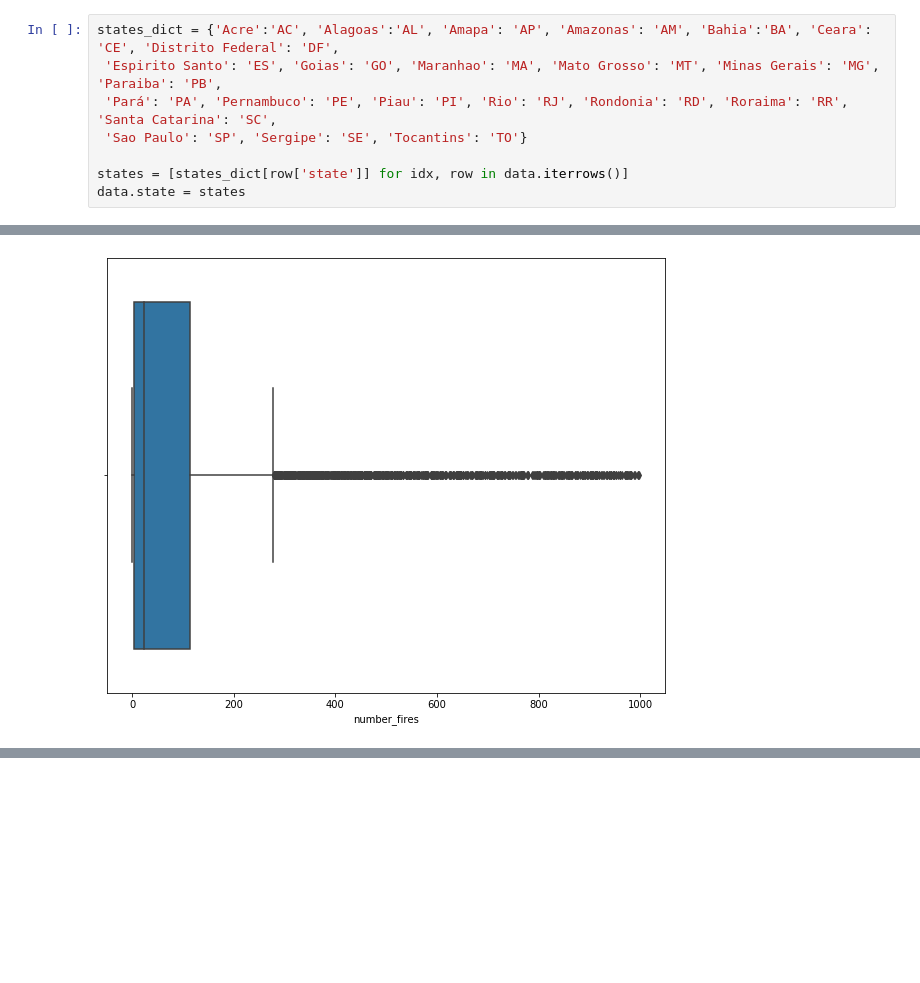
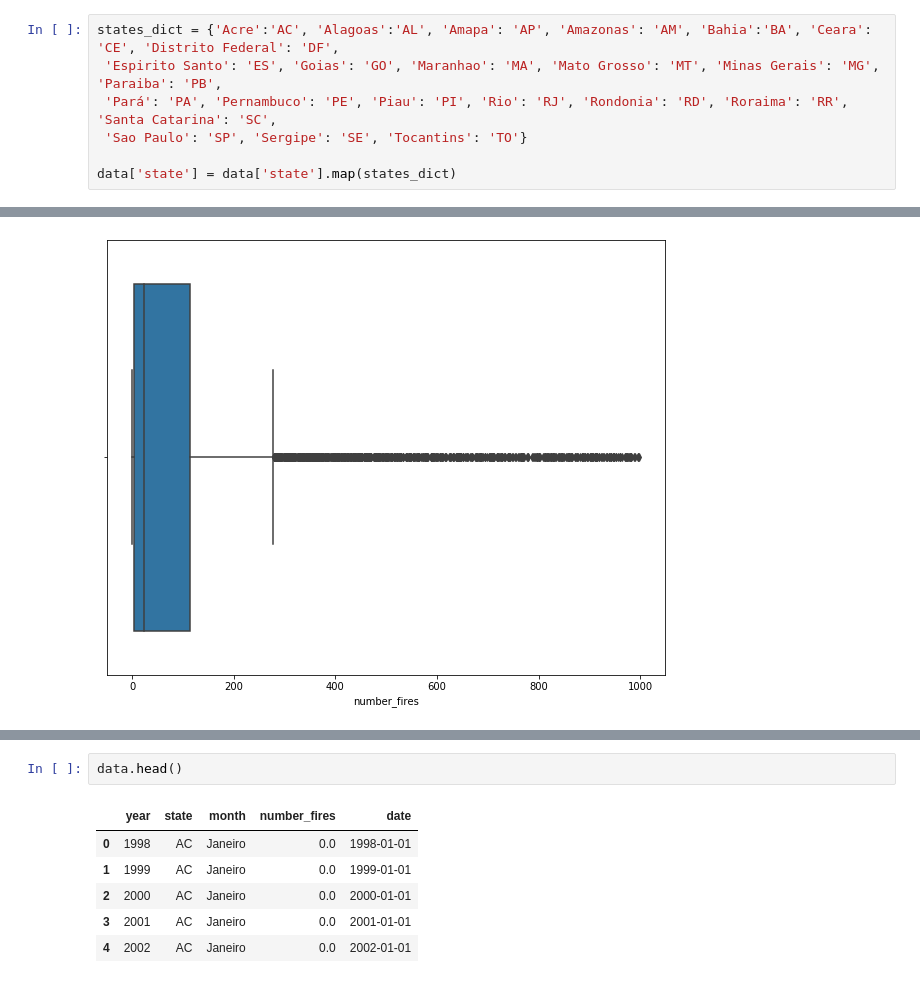
Before and after one commit to HenzoVz/analysis-amazon-fires, a Jupyter notebook: Analysis Amazon Fires.ipynb, the cells around one changed output, grey strips where cells are left out. Cells and saved outputs as stored; diff of their text form; blank space fills up the shorter version.

```diff
--- a/Analysis Amazon Fires.ipynb
+++ b/Analysis Amazon Fires.ipynb
@@ -24,8 +25,7 @@ states_dict = {'Acre':'AC', 'Alagoas':'AL', 'Amapa': 'AP', 'Amazonas': 'AM', 'Ba
  'Pará': 'PA', 'Pernambuco': 'PE', 'Piau': 'PI', 'Rio': 'RJ', 'Rondonia': 'RD', 'Roraima': 'RR', 'Santa Catarina': 'SC',
  'Sao Paulo': 'SP', 'Sergipe': 'SE', 'Tocantins': 'TO'}
 
-states = [states_dict[row['state']] for idx, row in data.iterrows()]
-data.state = states
+data['state'] = data['state'].map(states_dict)
 # %%
 data.tail()
 # %% [output]
@@ -216,0 +226,9 @@ ax04 = sns.boxplot(x = data['number_fires'])
+# %%
+data.head()
+# %% [output]
+|  | year | state | month | number_fires | date |
+| 0 | 1998 | AC | Janeiro | 0.0 | 1998-01-01 |
+| 1 | 1999 | AC | Janeiro | 0.0 | 1999-01-01 |
+| 2 | 2000 | AC | Janeiro | 0.0 | 2000-01-01 |
+| 3 | 2001 | AC | Janeiro | 0.0 | 2001-01-01 |
+| 4 | 2002 | AC | Janeiro | 0.0 | 2002-01-01 |
```
Also changed, not shown: parts of 12 cells of this notebook.
